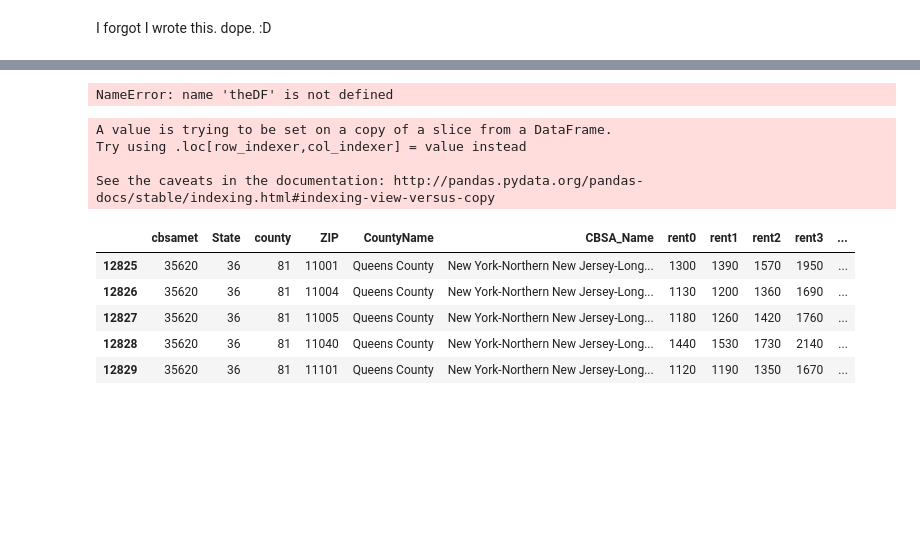
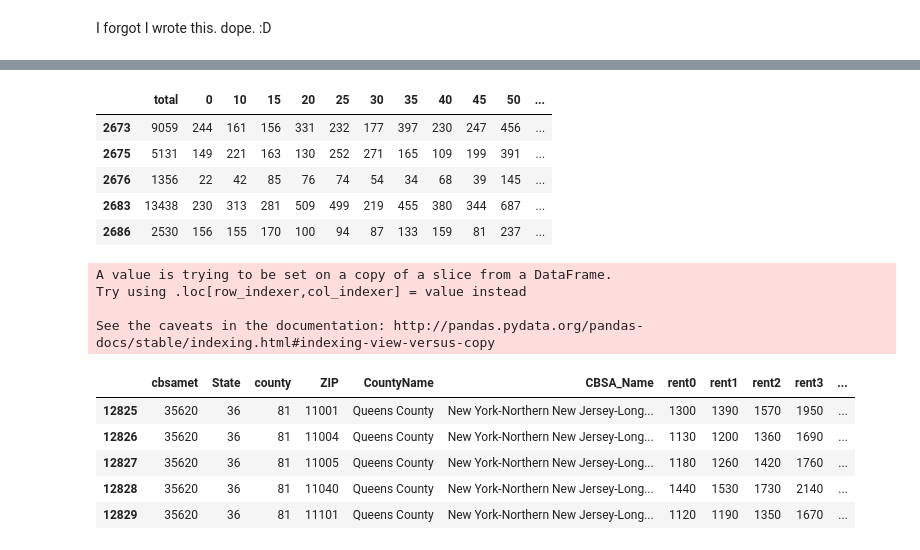
Before and after one commit to cjallow/DataScience-Project, a Jupyter notebook: JP_In_Queens.ipynb, the cells around one changed output, grey strips where cells are left out. Drawn from its saved outputs; the diff is of its cells as text; code cells hidden in the pictures; blank space fills up the shorter version.

Commit message:
fixed merging dataframe problem

```diff
--- a/JP_In_Queens.ipynb
+++ b/JP_In_Queens.ipynb
@@ -83,7 +83,12 @@ theDF = getincome20xx(income_brackets,range(2011,2015), census_key, zips_QN)
 # %%
 newcols = ["total", "0", "10", "15", "20", "25", "30", "35", "40", "45", "50", "60", "75", "100", "125", "150", "200", "ZIP", "year"]
 theDF.columns = newcols
-theDF.to_csv(os.path.join('data', "QN_incomeDF.csv"))
+theDF[newcols] = theDF[newcols].apply(pd.to_numeric)
 theDF.head()
 # %% [output]
-NameError: name 'theDF' is not defined
+|  | total | 0 | 10 | 15 | 20 | 25 | 30 | 35 | 40 | 45 | 50 | ... |
+| 2673 | 9059 | 244 | 161 | 156 | 331 | 232 | 177 | 397 | 230 | 247 | 456 | ... |
+| 2675 | 5131 | 149 | 221 | 163 | 130 | 252 | 271 | 165 | 109 | 199 | 391 | ... |
+| 2676 | 1356 | 22 | 42 | 85 | 76 | 74 | 54 | 34 | 68 | 39 | 145 | ... |
+| 2683 | 13438 | 230 | 313 | 281 | 509 | 499 | 219 | 455 | 380 | 344 | 687 | ... |
+| 2686 | 2530 | 156 | 155 | 170 | 100 | 94 | 87 | 133 | 159 | 81 | 237 | ... |
```
Also changed, not shown: parts of 6 cells of this notebook, 1 other file.
